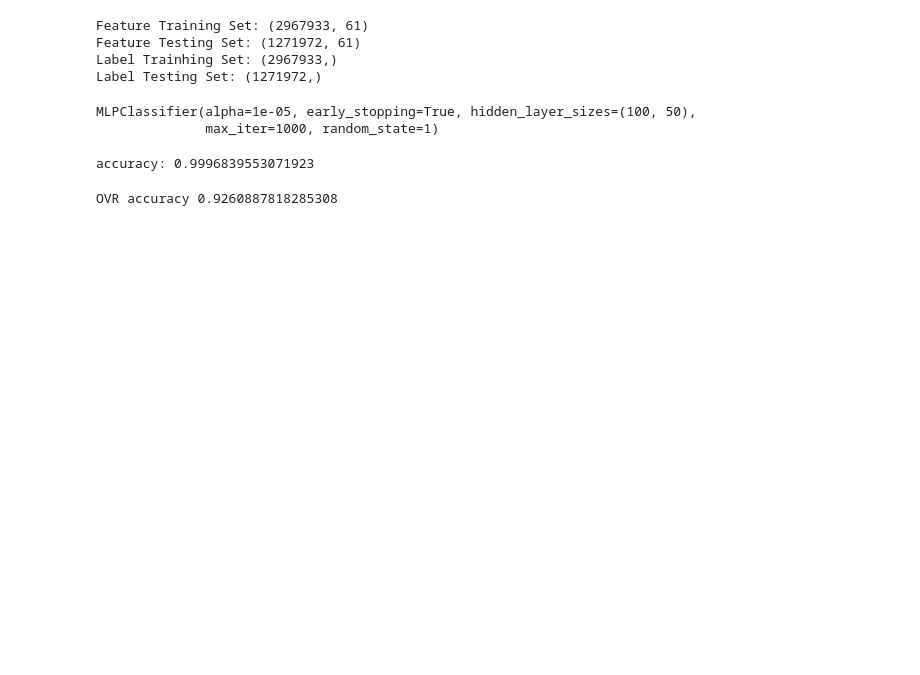
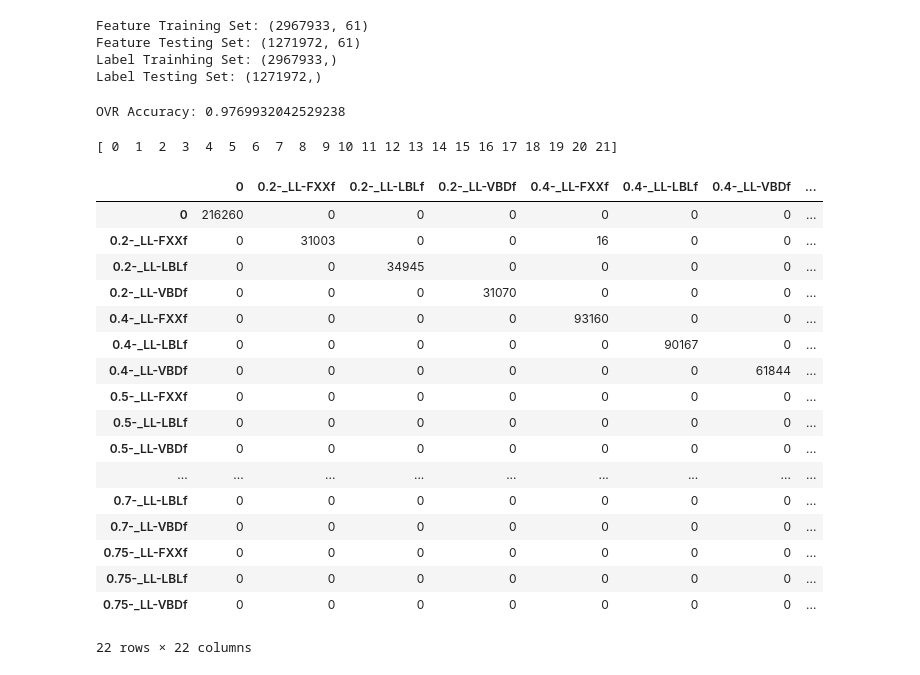
Before and after one commit to Piyush251098/Load-Analysis, a Jupyter notebook: OneVsAll.ipynb, the cells around one changed output. Cells and saved outputs as stored; diff of their text form; code cells hidden in the pictures; blank space fills up the shorter version.

```diff
--- a/OneVsAll.ipynb
+++ b/OneVsAll.ipynb
@@ -30,6 +32,21 @@ column_to_replace = ['µStrain', 'µStrain.1', 'µStrain.2', 'µStrain.3', 'µSt
 for column in column_to_replace:
     df[column] = df[column].fillna(0)
 
+def find_replace(target):
+    if target=='0.0-_LL-FXXf':
+        return '0'
+    elif target=='0.0-_LL-LBLf':
+        return '0'
+    elif target == '0.0-_LL-VBDf':
+        return '0'
+    else :
+        return target
+
+
+df['Target1'] = df['Target'].apply(find_replace)
+
+print(df)
+
 
 print('Shape of the dataset:' +str(df.shape) )
 print(df.head(-5))
@@ -181,22 +198,11 @@ Label Trainhing Set: (2967933,)
 Label Testing Set: (1271972,)
 # %%
 #Fitting Multi Layer Perceptron classifier to the training data
-classifier = MLPClassifier(hidden_layer_sizes=(100,50), max_iter=1000,alpha=0.00001, early_stopping=True, activation='relu', solver='adam', random_state=1)
-classifier.fit(X_train, y_train)
+classifier = MLPClassifier(hidden_layer_sizes=(100,50), max_iter=1000,alpha=0.00001,early_stopping=True,  activation='relu', solver='adam', random_state=42)
-# %% [output]
-MLPClassifier(alpha=1e-05, early_stopping=True, hidden_layer_sizes=(100, 50),
-              max_iter=1000, random_state=1)
-# %%
-predictions = classifier.predict(X_test)
-test_classes = sorted(np.unique(predictions))
-predictions
-print('accuracy:', accuracy_score(y_test,predictions))
-# %% [output]
-accuracy: 0.9996839553071923
 # %%
 ovr = OneVsRestClassifier(classifier)
 ovr.fit(X_train, y_train)
 pred = ovr.predict(X_test)
-print('OVR accuracy', accuracy_score(y_test, pred))
+print('OVR Accuracy:' , accuracy_score(y_test, pred))
 # %% [output]
-OVR accuracy 0.9260887818285308
+OVR Accuracy: 0.9769932042529238
@@ -202,0 +211,35 @@ OVR accuracy 0.9260887818285308
+# %%
+unique = np.unique(y_test)
+print(unique)
+# %% [output]
+[ 0  1  2  3  4  5  6  7  8  9 10 11 12 13 14 15 16 17 18 19 20 21]
+# %%
+from sklearn.discriminant_analysis import unique_labels
+
+
+def plot(y_test, pred):
+    columns = ['0', '0.2-_LL-FXXf', '0.2-_LL-LBLf', '0.2-_LL-VBDf', '0.4-_LL-FXXf', '0.4-_LL-LBLf', '0.4-_LL-VBDf', '0.5-_LL-FXXf', '0.5-_LL-LBLf','0.5-_LL-VBDf','0.6-_LL-FXXf', '0.6-_LL-LBLf', '0.6-_LL-VBDf', '0.65-_LL-FXXf', '0.65-_LL-LBLf', '0.65-_LL-VBDf', '0.7-_LL-FXXf', '0.7-_LL-LBLf', '0.7-_LL-VBDf', '0.75-_LL-FXXf', '0.75-_LL-LBLf', '0.75-_LL-VBDf' ]
+    index = ['0', '0.2-_LL-FXXf', '0.2-_LL-LBLf', '0.2-_LL-VBDf', '0.4-_LL-FXXf', '0.4-_LL-LBLf', '0.4-_LL-VBDf', '0.5-_LL-FXXf', '0.5-_LL-LBLf','0.5-_LL-VBDf','0.6-_LL-FXXf', '0.6-_LL-LBLf', '0.6-_LL-VBDf', '0.65-_LL-FXXf', '0.65-_LL-LBLf', '0.65-_LL-VBDf', '0.7-_LL-FXXf', '0.7-_LL-LBLf', '0.7-_LL-VBDf', '0.75-_LL-FXXf', '0.75-_LL-LBLf', '0.75-_LL-VBDf' ]
+    table = pd.DataFrame(confusion_matrix(y_test, pred),
+                         columns = columns, index = index)
+    return table
+plot(y_test, pred)
+# %% [output]
+|  | 0 | 0.2-_LL-FXXf | 0.2-_LL-LBLf | 0.2-_LL-VBDf | 0.4-_LL-FXXf | 0.4-_LL-LBLf | 0.4-_LL-VBDf | ... |
+| 0 | 216260 | 0 | 0 | 0 | 0 | 0 | 0 | ... |
+| 0.2-_LL-FXXf | 0 | 31003 | 0 | 0 | 16 | 0 | 0 | ... |
+| 0.2-_LL-LBLf | 0 | 0 | 34945 | 0 | 0 | 0 | 0 | ... |
+| 0.2-_LL-VBDf | 0 | 0 | 0 | 31070 | 0 | 0 | 0 | ... |
+| 0.4-_LL-FXXf | 0 | 0 | 0 | 0 | 93160 | 0 | 0 | ... |
+| 0.4-_LL-LBLf | 0 | 0 | 0 | 0 | 0 | 90167 | 0 | ... |
+| 0.4-_LL-VBDf | 0 | 0 | 0 | 0 | 0 | 0 | 61844 | ... |
+| 0.5-_LL-FXXf | 0 | 0 | 0 | 0 | 0 | 0 | 0 | ... |
+| 0.5-_LL-LBLf | 0 | 0 | 0 | 0 | 0 | 0 | 0 | ... |
+| 0.5-_LL-VBDf | 0 | 0 | 0 | 0 | 0 | 0 | 0 | ... |
+| ... | ... | ... | ... | ... | ... | ... | ... | ... |
+| 0.7-_LL-LBLf | 0 | 0 | 0 | 0 | 0 | 0 | 0 | ... |
+| 0.7-_LL-VBDf | 0 | 0 | 0 | 0 | 0 | 0 | 0 | ... |
+| 0.75-_LL-FXXf | 0 | 0 | 0 | 0 | 0 | 0 | 0 | ... |
+| 0.75-_LL-LBLf | 0 | 0 | 0 | 0 | 0 | 0 | 0 | ... |
+| 0.75-_LL-VBDf | 0 | 0 | 0 | 0 | 0 | 0 | 0 | ... |
+22 rows × 22 columns
```
Also changed, not shown: parts of 12 cells of this notebook, 4 other files.
